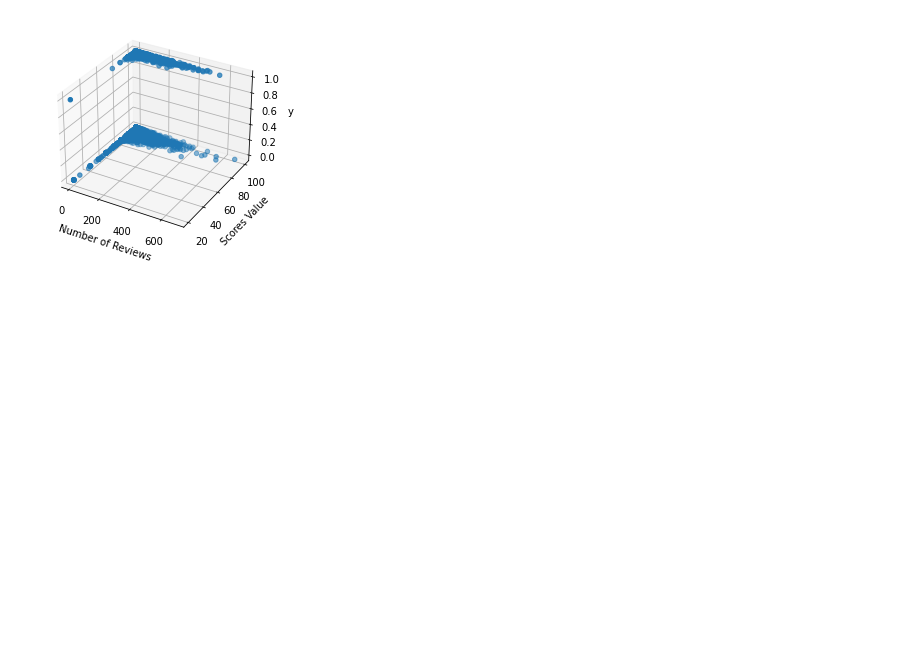
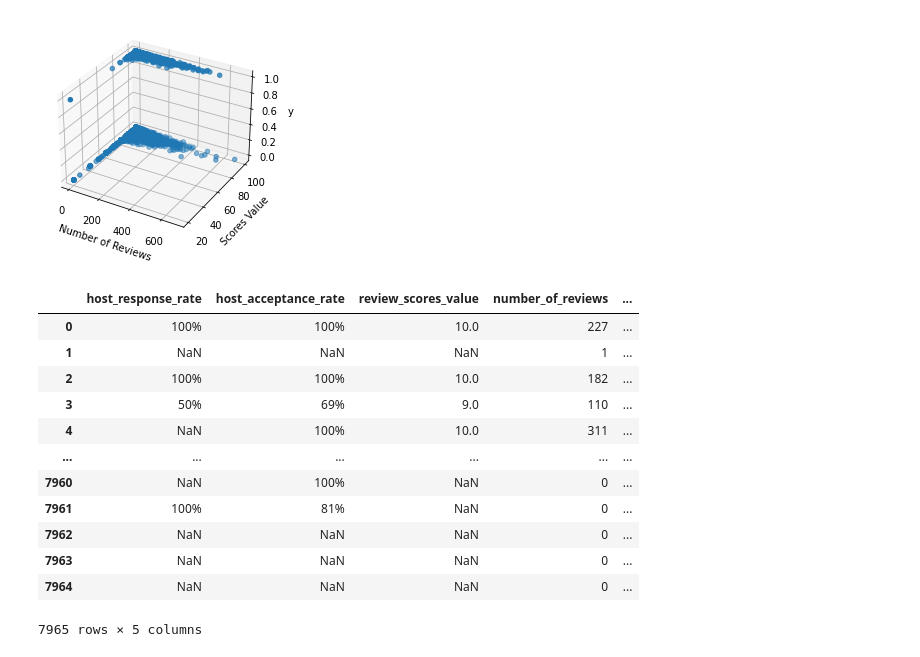
Before and after one commit to ErnestKz/College, a Jupyter notebook: MachineLearning/GroupProject/Notebook.ipynb, the cells around one changed output. Drawn from its saved outputs; the diff is of its cells as text; code cells hidden in the pictures; blank space fills up the shorter version.

```diff
--- a/MachineLearning/GroupProject/Notebook.ipynb
+++ b/MachineLearning/GroupProject/Notebook.ipynb
@@ -43,7 +43,7 @@ columns = [
     "host_response_rate",
     "host_acceptance_rate",
     "review_scores_value",
-   # "host_since",
+    "host_since",
     "number_of_reviews",
     "review_scores_rating",
 ]
@@ -145,3 +145,19 @@ ax.set_zlabel('y')
 # %% [output]
 Text(0.5, 0, 'y')
 [figure]
+# %%
+df[columns]
+# %% [output]
+|  | host_response_rate | host_acceptance_rate | review_scores_value | number_of_reviews | ... |
+| 0 | 100% | 100% | 10.0 | 227 | ... |
+| 1 | NaN | NaN | NaN | 1 | ... |
+| 2 | 100% | 100% | 10.0 | 182 | ... |
+| 3 | 50% | 69% | 9.0 | 110 | ... |
+| 4 | NaN | 100% | 10.0 | 311 | ... |
+| ... | ... | ... | ... | ... | ... |
+| 7960 | NaN | 100% | NaN | 0 | ... |
+| 7961 | 100% | 81% | NaN | 0 | ... |
+| 7962 | NaN | NaN | NaN | 0 | ... |
+| 7963 | NaN | NaN | NaN | 0 | ... |
+| 7964 | NaN | NaN | NaN | 0 | ... |
+7965 rows × 5 columns
```
Also changed, not shown: parts of 1 cell of this notebook, 1 other file.
